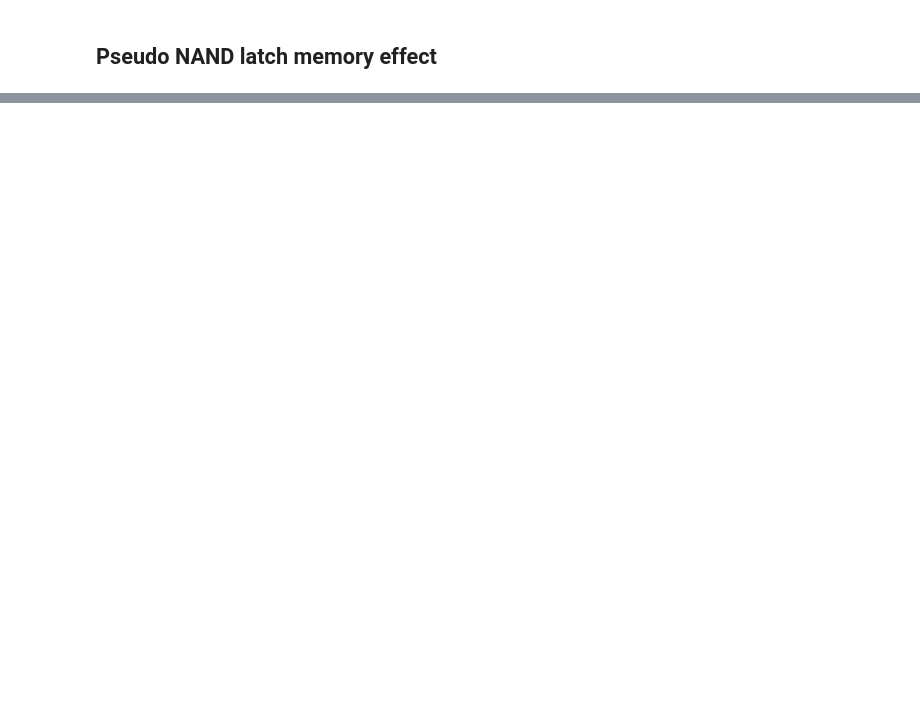
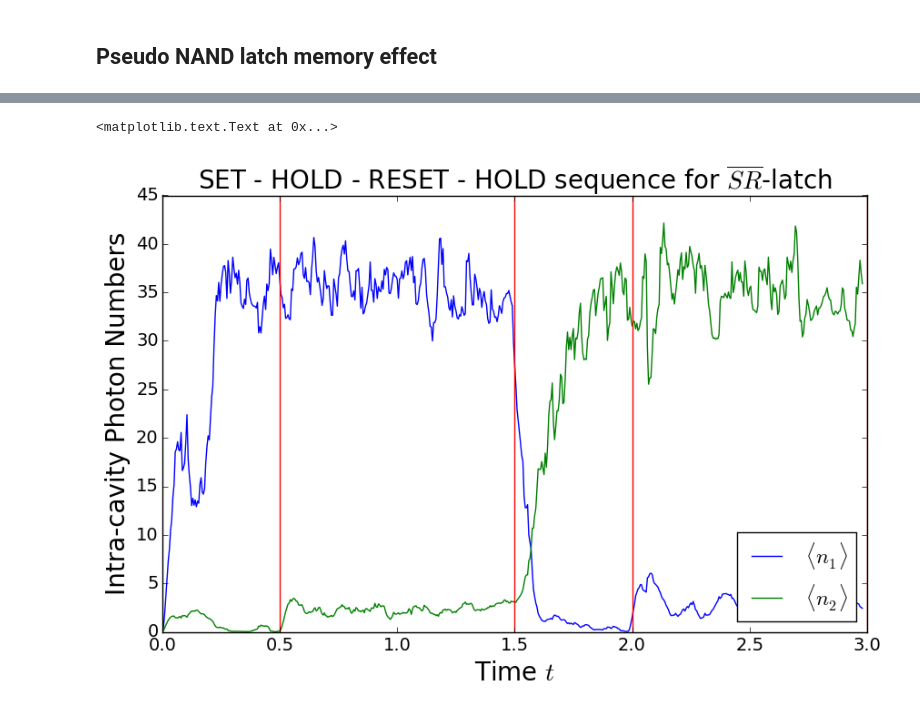
Before and after one commit to mabuchilab/QNET, a Jupyter notebook: examples/notebooks/PseudoNANDAnalysis.ipynb, the cells around one changed output, grey strips where cells are left out. Cells and saved outputs as stored; diff of their text form; code cells hidden in the pictures; blank space fills up the shorter version.

```diff
--- a/examples/notebooks/PseudoNANDAnalysis.ipynb
+++ b/examples/notebooks/PseudoNANDAnalysis.ipynb
@@ -236,12 +295,15 @@ times, data = model_sequence_single_trajectory(model_sequence, durations, initia
 datan1 = qutip.expect(observables_qt[0], data)
 datan2 = qutip.expect(observables_qt[1], data)
 # %%
-figsize(10,6)
+figure(figsize=(10,6))
 plot(times, datan1)
 plot(times, datan2)
 for t in cumsum(durations):
     axvline(t, color = "r")
 xlabel("Time $t$", size = 20)
 ylabel("Intra-cavity Photon Numbers", size = 20)
 legend((r"$\langle n_1 \rangle $", r"$\langle n_2 \rangle $"), loc = 'lower right')
 title("SET - HOLD - RESET - HOLD sequence for $\overline{SR}$-latch", size = 20)
+# %% [output]
+<matplotlib.text.Text at 0x...>
+[figure, added]
```
Also changed, not shown: parts of 21 cells of this notebook, 2 other files.
